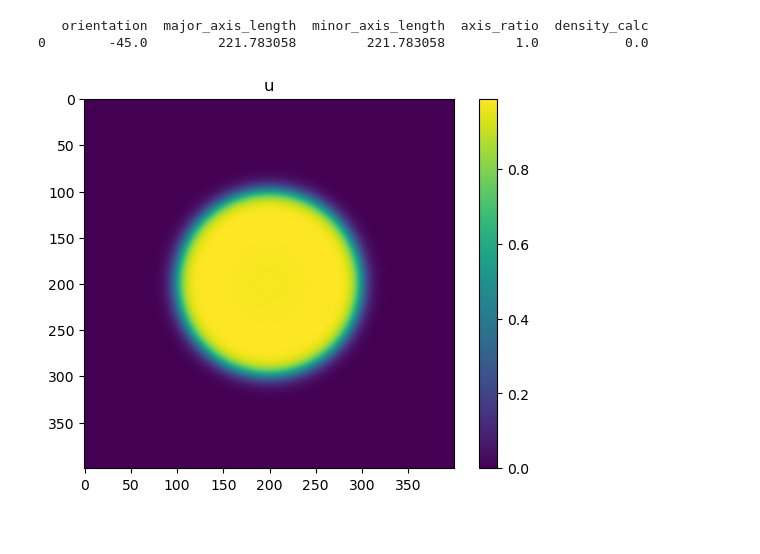
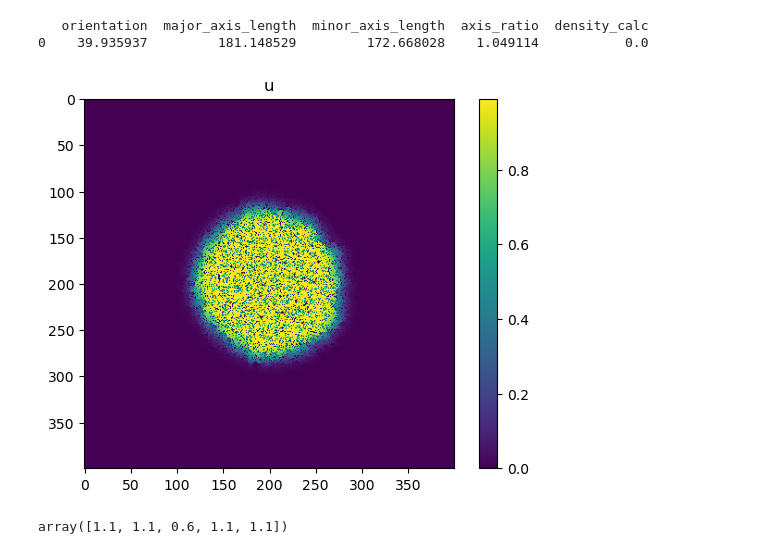
Before and after one commit to TiNezlobinsky/Finitewave, a Jupyter notebook: examples/notebooks/isotropy_2d.ipynb, the cells around one changed output. Saved outputs shown, nothing was run; the diff lists cells and outputs as text; code cells hidden in the pictures.

Commit message:
Restructure the tissue, model, and stencil

```diff
--- a/examples/notebooks/isotropy_2d.ipynb
+++ b/examples/notebooks/isotropy_2d.ipynb
@@ -10,47 +10,45 @@ import finitewave as fw
 # number of nodes on the side
 n = 400
 
-d = 0
+d = 0.2
 tissue = fw.CardiacTissue2D([n, n])
-# create a mesh of cardiomyocytes (elems = 1):
-tissue.mesh = np.ones([n, n])
 tissue.mesh[np.random.random([n, n]) < d] = 2
-tissue.add_boundaries()
-# add numeric method stencil for weights computations
-tissue.D_al = 1
-tissue.D_ac = tissue.D_al
 
 # create model object:
 aliev_panfilov = fw.AlievPanfilov2D()
 # set up numerical parameters:
 aliev_panfilov.dt = 0.001
 aliev_panfilov.dr = 0.1
 aliev_panfilov.t_max = 7
 # set up stimulation parameters:
 stim_sequence = fw.StimSequence()
 stim_sequence.add_stim(fw.StimVoltageCoord2D(0, 1, n//2 - 10, n//2 + 10,
                                             n//2 - 10, n//2 + 10))
 # add the tissue and the stim parameters to the model object:
 aliev_panfilov.cardiac_tissue = tissue
 aliev_panfilov.stim_sequence = stim_sequence
 
 aliev_panfilov.run()
 
 labeled = (aliev_panfilov.u > 0.1).astype(int)
 props = ski.measure.regionprops_table(labeled, properties=(
     'orientation', 'major_axis_length', 'minor_axis_length'))
 props['orientation'] = np.degrees(props['orientation'])
 props['axis_ratio'] = props['major_axis_length'] / props['minor_axis_length']
 props['density_calc'] = (np.sum(tissue.mesh[-1:1, -1:1] == 2)
                             / ((n - 2) * (n - 2)))
 
 print(pd.DataFrame(props))
 plt.figure()
 plt.imshow(aliev_panfilov.u, cmap='viridis')
 plt.colorbar()
 plt.title("u")
 plt.show()
 # %% [output]
    orientation  major_axis_length  minor_axis_length  axis_ratio  density_calc
-0        -45.0         221.783058         221.783058         1.0           0.0
+0    39.935937         181.148529         172.668028    1.049114           0.0
-[figure, old version]
+[figure, new version]
+# %%
+aliev_panfilov.weights[50, 50]
+# %% [output]
+array([1.1, 1.1, 0.6, 1.1, 1.1])
```
Also changed, not shown: 29 other files.
